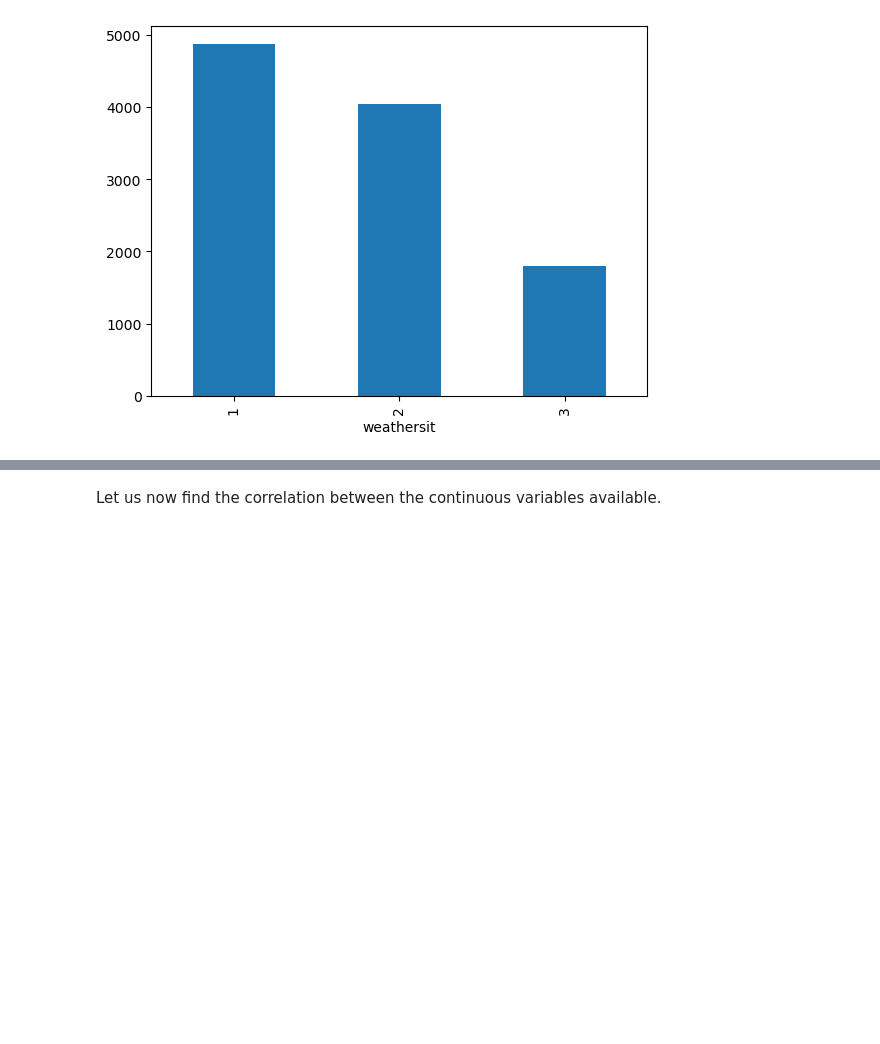
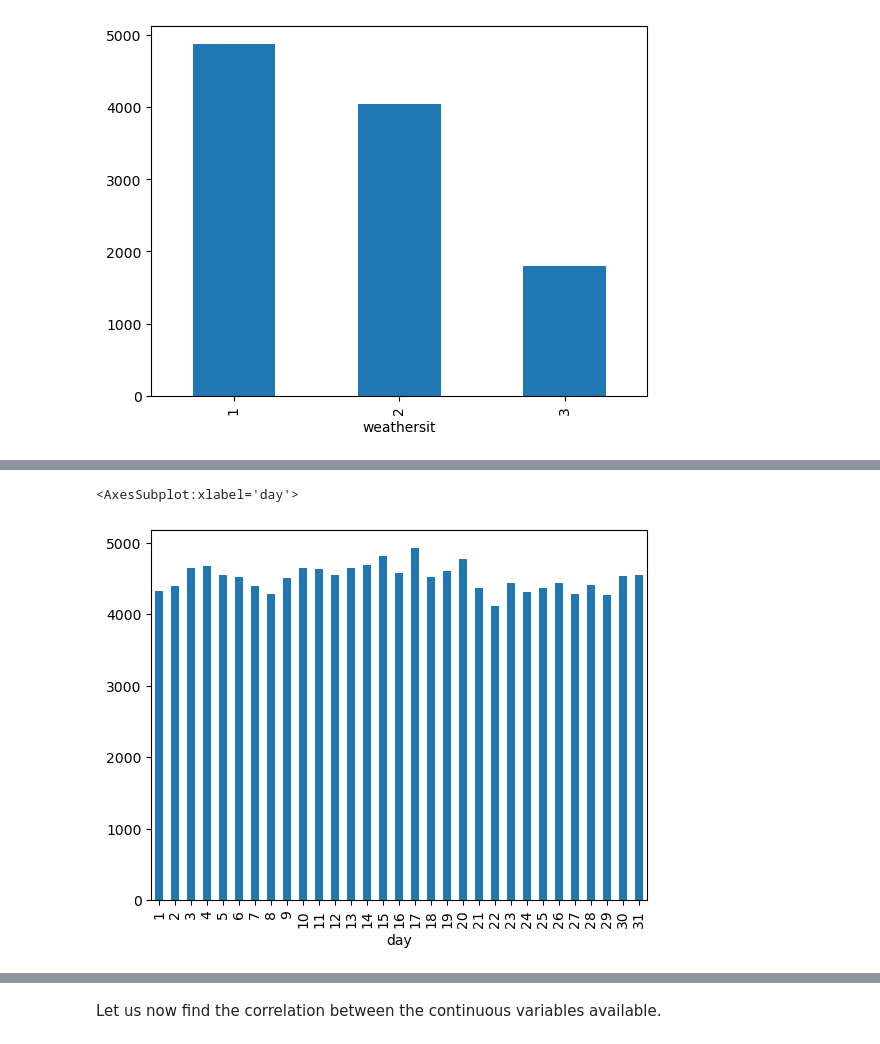
Before and after one commit to shivasaibondugula/Bike-sharing-demand-prediction, a Jupyter notebook: Linear_Regression_Assignment.ipynb, the cells around one changed output, grey strips where cells are left out. Saved outputs shown, nothing was run; the diff lists cells and outputs as text; code cells hidden in the pictures; blank space fills up the shorter version.

```diff
--- a/Linear_Regression_Assignment.ipynb
+++ b/Linear_Regression_Assignment.ipynb
@@ -325,0 +308,5 @@ data.head()
+# %%
+data.groupby(by="day")["cnt"].mean().plot.bar()
+# %% [output]
+<AxesSubplot:xlabel='day'>
+[figure, added]
```
Also changed, not shown: parts of 113 cells of this notebook.
